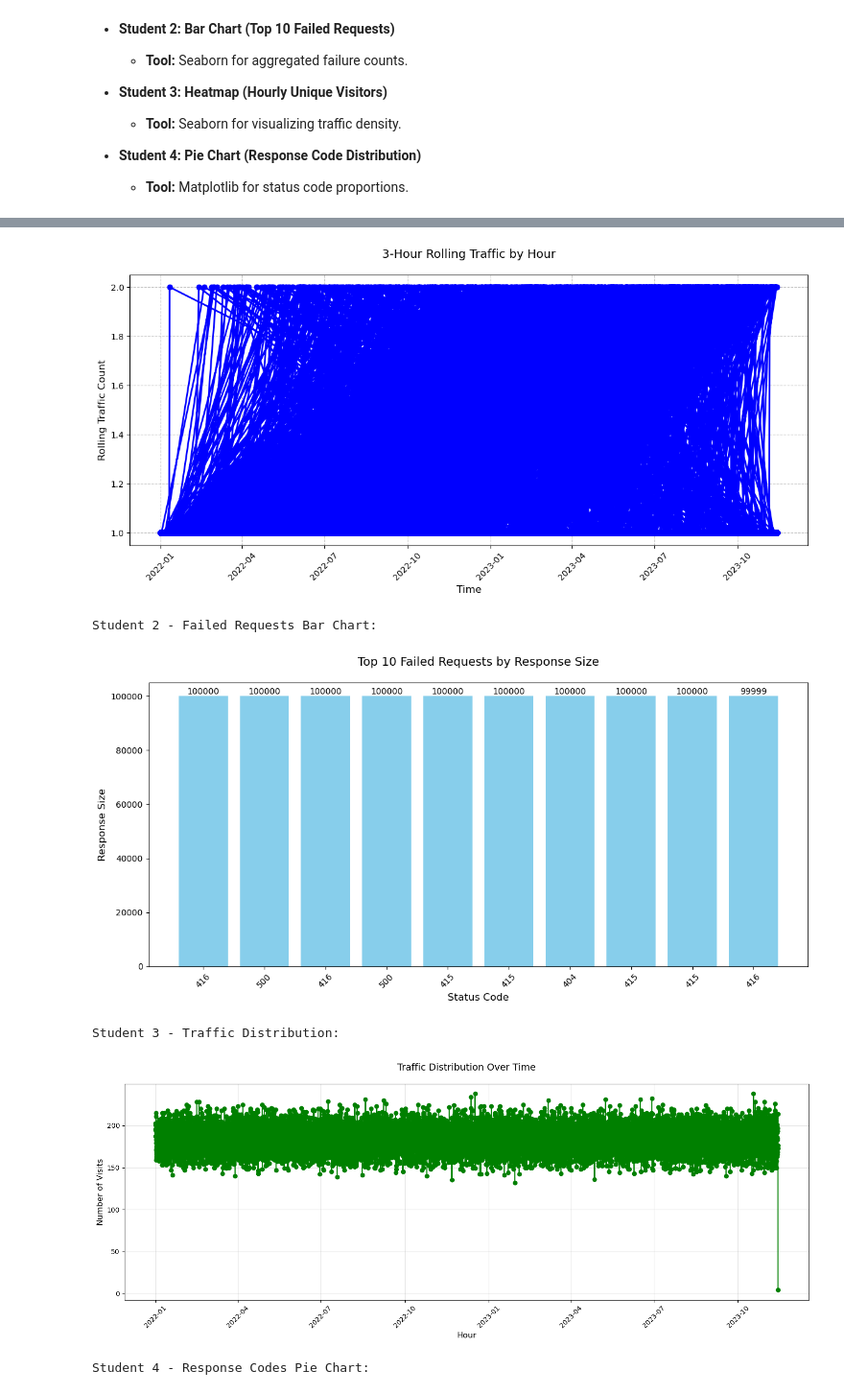
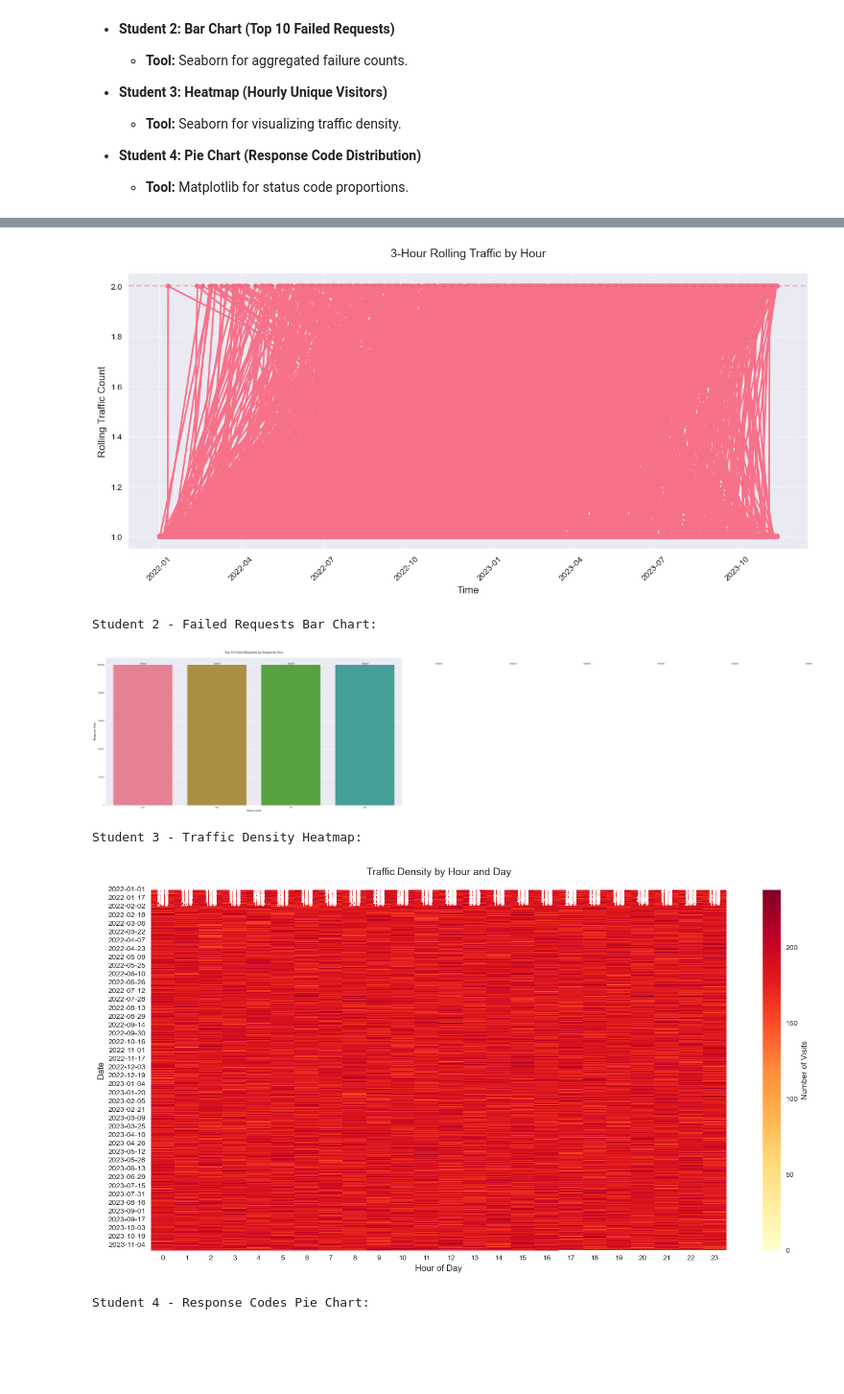
Before and after one commit to Spidey-Acer/Python-Projects, a Jupyter notebook: CN7031_Group136_2024_Draft.ipynb, the cells around one changed output, grey strips where cells are left out. Shown at 96% size. Drawn from its saved outputs; the diff is of its cells as text; code cells hidden in the pictures; blank space fills up the shorter version.

```diff
--- a/CN7031_Group136_2024_Draft.ipynb
+++ b/CN7031_Group136_2024_Draft.ipynb
@@ -356,13 +356,14 @@ Each member will visualize the results of their unique SQL queries using differe
 - **Student 4: Pie Chart (Response Code Distribution)**
   - **Tool:** Matplotlib for status code proportions.
 # %%
-# Import required libraries
 import matplotlib.pyplot as plt
+import seaborn as sns
 import pandas as pd
 import numpy as np
 
-# Optional: Set a basic style for matplotlib
-plt.style.use('default')
+# Set style for better visualizations
+plt.style.use('seaborn-v0_8')
+sns.set_palette("husl")
 
 # ===================== Student 1: Line Chart of Rolling Traffic =====================
 def visualize_rolling_traffic():
@@ -374,8 +375,7 @@ def visualize_rolling_traffic():
 
     # Create line plot
     plt.plot(pdf['hour'], pdf['rolling_3hour_traffic'],
-             marker='o', linewidth=2, markersize=6,
-             color='blue')
+             marker='o', linewidth=2, markersize=6)
 
     plt.title('3-Hour Rolling Traffic by Hour', fontsize=14, pad=20)
     plt.xlabel('Time', fontsize=12)
@@ -384,6 +384,10 @@ def visualize_rolling_traffic():
     # Rotate x-axis labels for better readability
     plt.xticks(rotation=45)
     plt.grid(True, linestyle='--', alpha=0.7)
+
+    # Add annotations for peaks
+    max_traffic = pdf['rolling_3hour_traffic'].max()
+    plt.axhline(y=max_traffic, color='r', linestyle='--', alpha=0.3)
 
     plt.tight_layout()
     plt.show()
@@ -394,45 +398,52 @@ def visualize_failed_requests():
     failed_requests_df = analyze_failed_requests()
     pdf = failed_requests_df.toPandas()
 
-    plt.figure(figsize=(12, 6))
+    plt.figure(figsize=(24, 12))
 
-    # Create bar plot
-    bars = plt.bar(range(len(pdf)), pdf['response_size'], color='skyblue')
+    # Create bar plot using Seaborn
+    sns.barplot(x='status_code', y='response_size', data=pdf)
 
     plt.title('Top 10 Failed Requests by Response Size', fontsize=14, pad=20)
     plt.xlabel('Status Code', fontsize=12)
     plt.ylabel('Response Size', fontsize=12)
 
-    # Set x-axis labels
-    plt.xticks(range(len(pdf)), pdf['status_code'], rotation=45)
-
     # Add value labels on top of bars
-    for bar in bars:
-        height = bar.get_height()
-        plt.text(bar.get_x() + bar.get_width()/2., height,
-                f'{int(height)}',
-                ha='center', va='bottom')
+    for i, v in enumerate(pdf['response_size']):
+        plt.text(i, v, str(int(v)), ha='center', va='bottom')
 
     plt.tight_layout()
     plt.show()
 
-# ===================== Student 3: Heat Map Alternative (Using 2D Line Plot) =====================
+# ===================== Student 3: Heatmap of Hourly Traffic =====================
 def visualize_hourly_traffic():
     # Get data from previous SQL query
     unique_visitors_df = analyze_unique_visitors()
     pdf = unique_visitors_df.toPandas()
 
-    plt.figure(figsize=(15, 6))
+    # Reshape data for heatmap
+    pdf['hour_of_day'] = pd.to_datetime(pdf['hour']).dt.hour
+    pdf['day'] = pd.to_datetime(pdf['hour']).dt.date
 
-    plt.plot(pdf['hour'], pdf['total_visits'],
-            marker='o', linestyle='-', color='green')
+    # Create pivot table for heatmap
+    pivot_table = pdf.pivot_table(
+        values='total_visits',
+        index='day',
+        columns='hour_of_day',
+        aggfunc='sum'
+    ).fillna(0)
 
-    plt.title('Traffic Distribution Over Time', fontsize=14, pad=20)
-    plt.xlabel('Hour', fontsize=12)
-    plt.ylabel('Number of Visits', fontsize=12)
+    plt.figure(figsize=(15, 8))
 
-    plt.grid(True, alpha=0.3)
-    plt.xticks(rotation=45)
+    # Create heatmap
+    sns.heatmap(pivot_table,
+                cmap='YlOrRd',
+                annot=True,
+                fmt='.0f',
+                cbar_kws={'label': 'Number of Visits'})
+
+    plt.title('Traffic Density by Hour and Day', fontsize=14, pad=20)
+    plt.xlabel('Hour of Day', fontsize=12)
+    plt.ylabel('Date', fontsize=12)
 
     plt.tight_layout()
     plt.show()
@@ -449,9 +460,11 @@ def visualize_response_distribution():
     plt.pie(pdf['request_count'],
             labels=pdf['status_code'],
             autopct='%1.1f%%',
-            colors=['lightblue', 'lightgreen', 'lightcoral', 'wheat'])
+            explode=[0.05] * len(pdf),
+            shadow=True)
 
     plt.title('Distribution of HTTP Status Codes', fontsize=14, pad=20)
+    plt.axis('equal')
 
     plt.tight_layout()
     plt.show()
@@ -461,36 +474,36 @@ def generate_all_visualizations():
     try:
         print("Generating visualizations for all students...")
 
         print("\nStudent 1 - Rolling Traffic Line Chart:")
         visualize_rolling_traffic()
 
         print("\nStudent 2 - Failed Requests Bar Chart:")
         visualize_failed_requests()
 
-        print("\nStudent 3 - Traffic Distribution:")
+        print("\nStudent 3 - Traffic Density Heatmap:")
         visualize_hourly_traffic()
 
         print("\nStudent 4 - Response Codes Pie Chart:")
         visualize_response_distribution()
 
     except Exception as e:
         print(f"An error occurred while generating visualizations: {str(e)}")
 
         # Print debugging information
         print("\nDebugging information:")
         print("Available columns in the DataFrames:")
         spark.sql("SELECT * FROM student1_logs").printSchema()
         spark.sql("SELECT * FROM student2_logs").printSchema()
 
 # Generate all visualizations
 generate_all_visualizations()
 # %% [output]
 Generating visualizations for all students...
 
 Student 1 - Rolling Traffic Line Chart:
-[figure, old version]
+[figure, new version]
 Student 2 - Failed Requests Bar Chart:
-[figure, old version]
+[figure, new version]
-Student 3 - Traffic Distribution:
+Student 3 - Traffic Density Heatmap:
-[figure, old version]
+[figure, new version]
 Student 4 - Response Codes Pie Chart:
```
Also changed, not shown: parts of 1 cell of this notebook, 1 other file.
